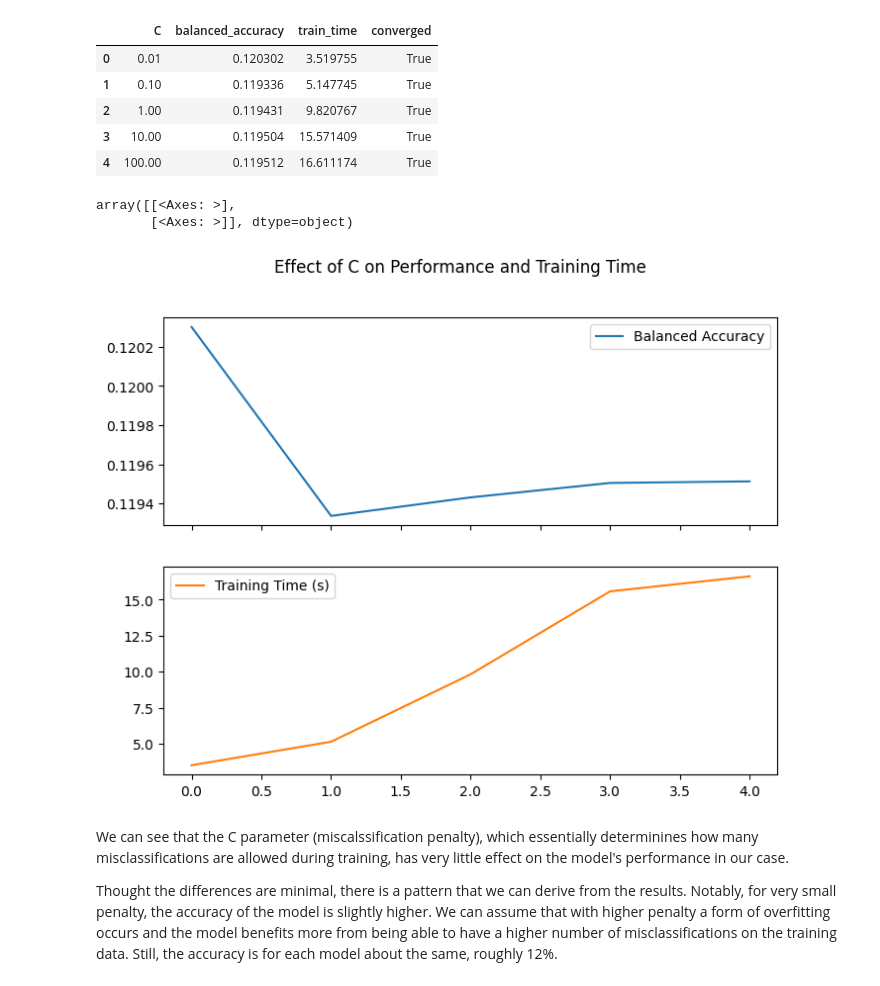
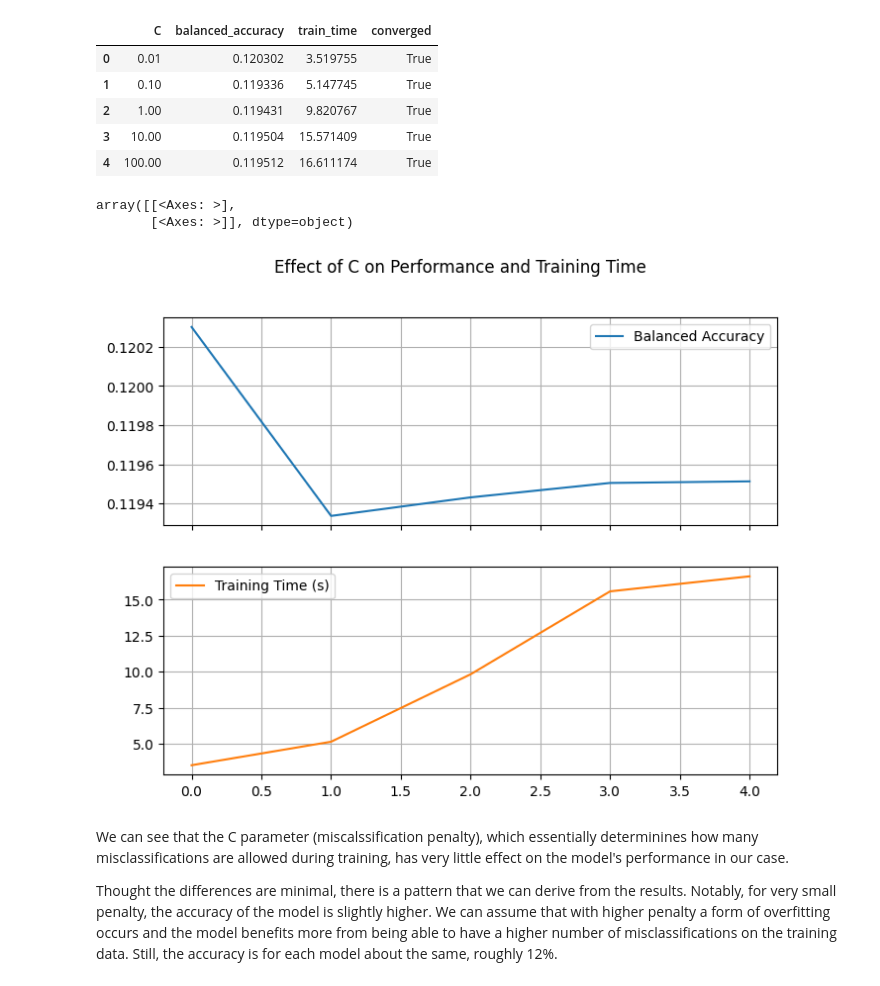
Before and after one commit to tomashobza/tuw_ml_seattle_crime, a Jupyter notebook: svm_seattle_crime/svm_seattle_crime.ipynb, the cells around one changed output. Drawn from its saved outputs; the diff is of its cells as text; code cells hidden in the pictures.

Commit message:
add: plot grid

```diff
--- a/svm_seattle_crime/svm_seattle_crime.ipynb
+++ b/svm_seattle_crime/svm_seattle_crime.ipynb
@@ -433,13 +433,13 @@ df_c_results
 # %%
 df_c_results_plot = df_c_results.copy()
 # df_c_results_plot = df_c_results_plot.set_index('C')
 df_c_results_plot = df_c_results_plot[['balanced_accuracy', 'train_time']]
 df_c_results_plot.columns = ['Balanced Accuracy', 'Training Time (s)']
-df_c_results_plot.plot(subplots=True, layout=(2,1), figsize=(8,6), title="Effect of C on Performance and Training Time")
+df_c_results_plot.plot(subplots=True, layout=(2,1), figsize=(8,6), title="Effect of C on Performance and Training Time", grid=True)
 # %% [output]
 array([[<Axes: >],
        [<Axes: >]], dtype=object)
-[figure, old version]
+[figure, new version]
 # %% [markdown]
 We can see that the C parameter (miscalssification penalty), which essentially determinines how many misclassifications are allowed during training, has very little effect on the model's performance in our case.
 
```
